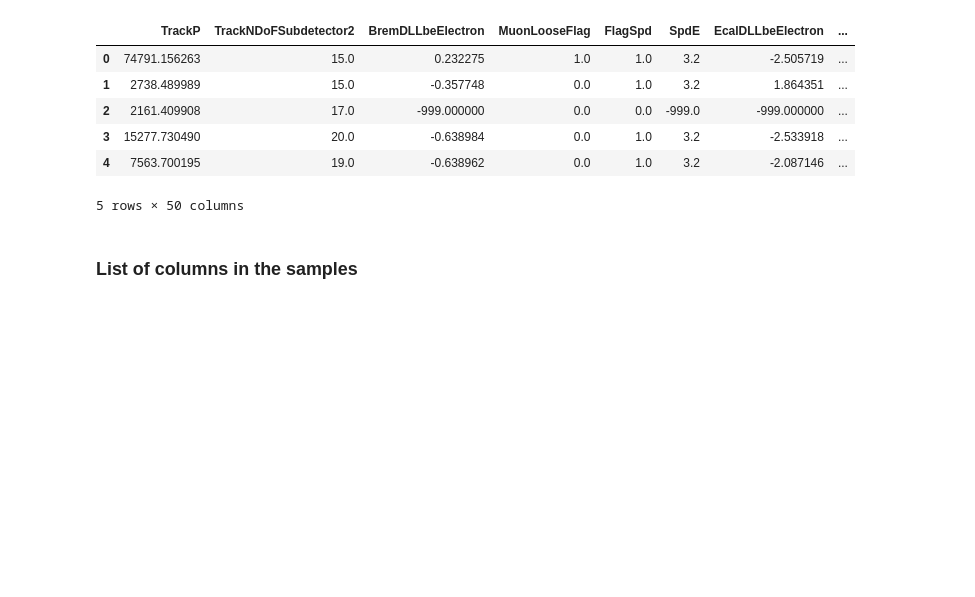
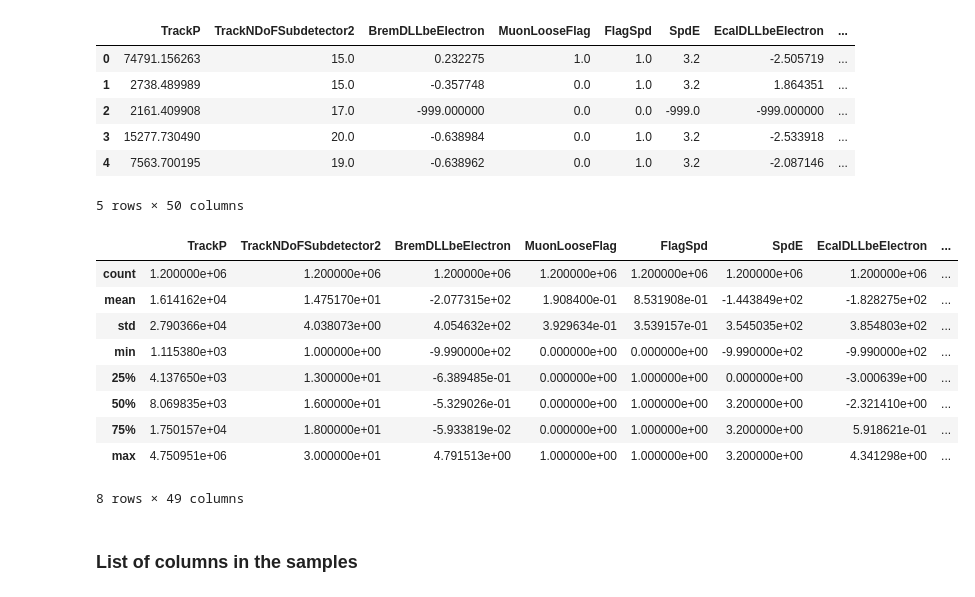
Before and after one commit to glukicov/AdvancedMachineLearning, a Jupyter notebook: hadron-collider-machine-learning/week2/Particle_identification.ipynb, the cells around one changed output. Saved outputs shown, nothing was run; the diff lists cells and outputs as text; code cells hidden in the pictures; blank space fills up the shorter version.

```diff
--- a/hadron-collider-machine-learning/week2/Particle_identification.ipynb
+++ b/hadron-collider-machine-learning/week2/Particle_identification.ipynb
@@ -38,6 +38,19 @@ data.head()
 | 3 | 15277.730490 | 20.0 | -0.638984 | 0.0 | 1.0 | 3.2 | -2.533918 | ... |
 | 4 | 7563.700195 | 19.0 | -0.638962 | 0.0 | 1.0 | 3.2 | -2.087146 | ... |
 5 rows × 50 columns
+# %%
+data.describe()
+# %% [output]
+|  | TrackP | TrackNDoFSubdetector2 | BremDLLbeElectron | MuonLooseFlag | FlagSpd | SpdE | EcalDLLbeElectron | ... |
+| count | 1.200000e+06 | 1.200000e+06 | 1.200000e+06 | 1.200000e+06 | 1.200000e+06 | 1.200000e+06 | 1.200000e+06 | ... |
+| mean | 1.614162e+04 | 1.475170e+01 | -2.077315e+02 | 1.908400e-01 | 8.531908e-01 | -1.443849e+02 | -1.828275e+02 | ... |
+| std | 2.790366e+04 | 4.038073e+00 | 4.054632e+02 | 3.929634e-01 | 3.539157e-01 | 3.545035e+02 | 3.854803e+02 | ... |
+| min | 1.115380e+03 | 1.000000e+00 | -9.990000e+02 | 0.000000e+00 | 0.000000e+00 | -9.990000e+02 | -9.990000e+02 | ... |
+| 25% | 4.137650e+03 | 1.300000e+01 | -6.389485e-01 | 0.000000e+00 | 1.000000e+00 | 0.000000e+00 | -3.000639e+00 | ... |
+| 50% | 8.069835e+03 | 1.600000e+01 | -5.329026e-01 | 0.000000e+00 | 1.000000e+00 | 3.200000e+00 | -2.321410e+00 | ... |
+| 75% | 1.750157e+04 | 1.800000e+01 | -5.933819e-02 | 0.000000e+00 | 1.000000e+00 | 3.200000e+00 | 5.918621e-01 | ... |
+| max | 4.750951e+06 | 3.000000e+01 | 4.791513e+00 | 1.000000e+00 | 1.000000e+00 | 3.200000e+00 | 4.341298e+00 | ... |
+8 rows × 49 columns
 # %% [markdown]
 ### List of columns in the samples
 # %% [markdown]
```
Also changed, not shown: parts of 22 cells of this notebook, 2 other files.
